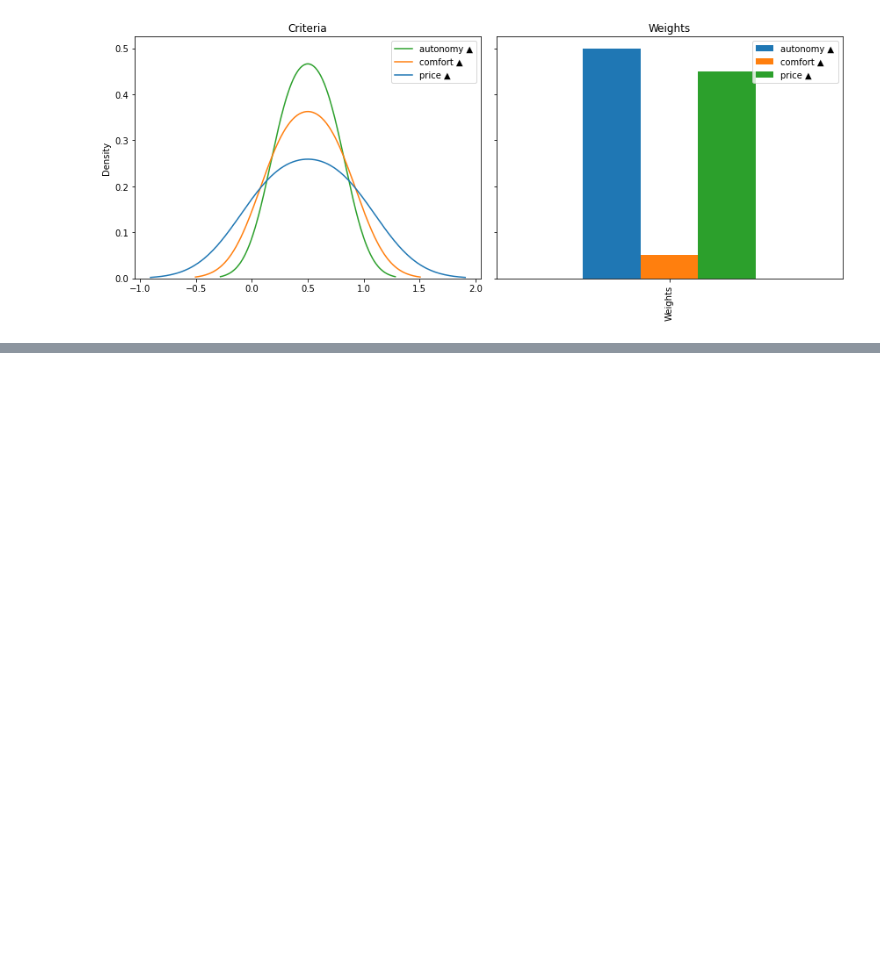
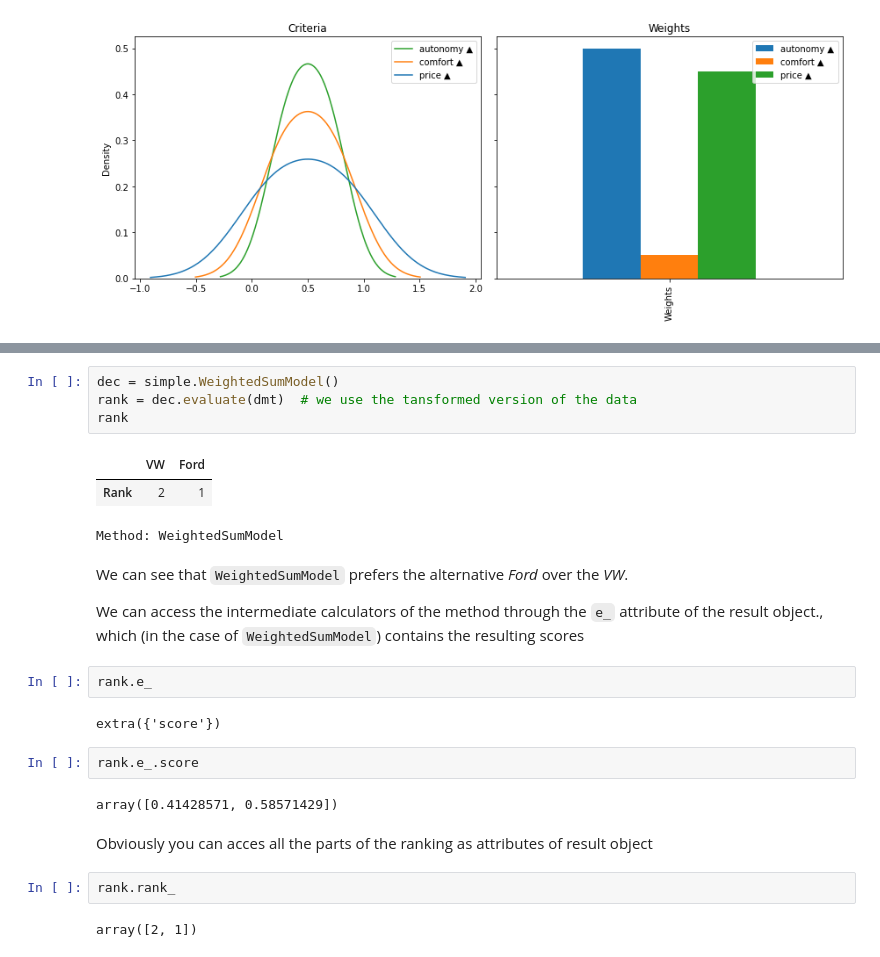
Before and after one commit to quatrope/scikit-criteria, a Jupyter notebook: docs/source/tutorial/quickstart.ipynb, the cells around one changed output, grey strips where cells are left out. Drawn from its saved outputs; the diff is of its cells as text; blank space fills up the shorter version.

```diff
--- a/docs/source/tutorial/quickstart.ipynb
+++ b/docs/source/tutorial/quickstart.ipynb
@@ -491,0 +320,30 @@ f.set_figwidth(15)
+# %%
+dec = simple.WeightedSumModel()
+rank = dec.evaluate(dmt)  # we use the tansformed version of the data
+rank
+# %% [output]
+|  | VW | Ford |
+| Rank | 2 | 1 |
+Method: WeightedSumModel
+# %% [markdown]
+We can see that `WeightedSumModel` prefers the alternative *Ford* over the *VW*.
+
+
+We can access the intermediate calculators of the method through the `e_`
+attribute of the result object., which (in the case of `WeightedSumModel`)
+contains the resulting scores
+# %%
+rank.e_
+# %% [output]
+extra({'score'})
+# %%
+rank.e_.score
+# %% [output]
+array([0.41428571, 0.58571429])
+# %% [markdown]
+Obviously you can acces all the parts of the ranking as attributes of
+result object
+# %%
+rank.rank_
+# %% [output]
+array([2, 1])
```
Also changed, not shown: parts of 60 cells of this notebook, 1 other file.
